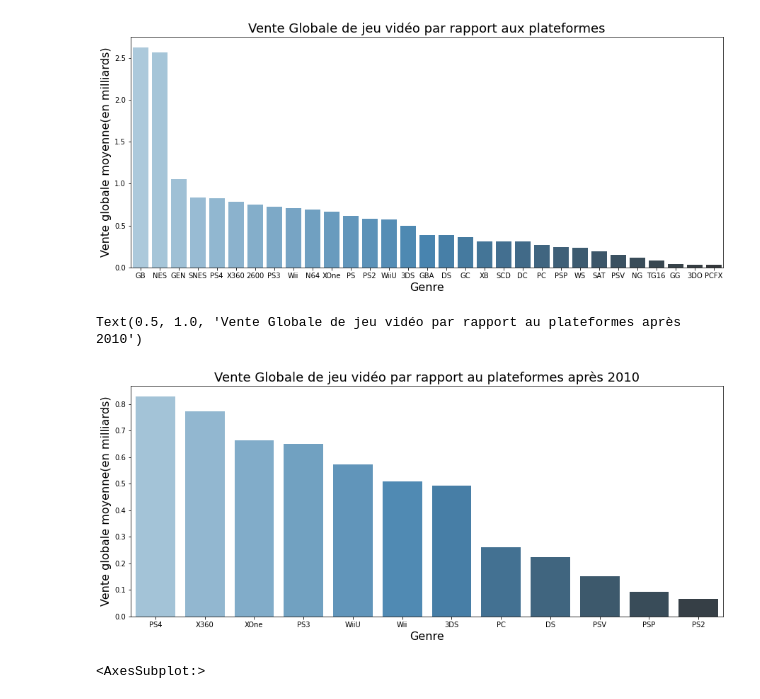
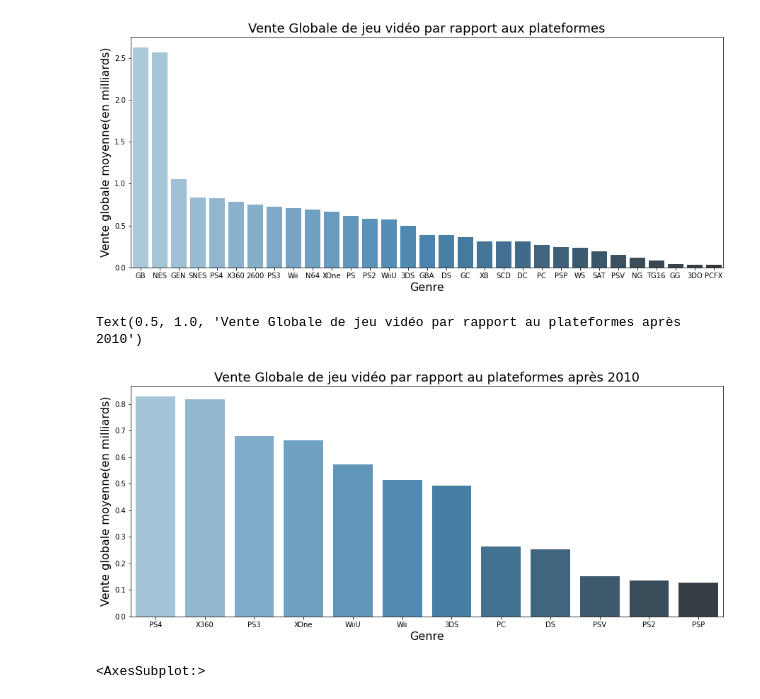
Before and after one commit to barlax91/Presentation-dataset, a Jupyter notebook: Présentation sales.ipynb, the cells around one changed output. Cells and saved outputs as stored; diff of their text form; code cells hidden in the pictures.

```diff
--- a/Présentation sales.ipynb
+++ b/Présentation sales.ipynb
@@ -155,7 +155,7 @@ Text(0.5, 1.0, 'Vente Globale de jeu vidéo par rapport au genre ')
 [figure]
 # %%
 #drecent est le dataframe ne comprenant que les jeux sortis après 2010
-drecent = df[df.Year>2010]
+drecent = df[df.Year>=2010]
 #liste genre comprenant tout les genres représentés dans le dataset
 genre=list(drecent.Genre.unique())
 #liste global sales à laquelle on va affecter la moyenne de vente pour chaque genre
@@ -227,28 +227,26 @@ plt.title("Vente Globale de jeu vidéo par rapport aux plateformes", fontsize=18
 Text(0.5, 1.0, 'Vente Globale de jeu vidéo par rapport aux plateformes')
 [figure]
 # %%
-#drecent est le dataframe ne comprenant que les jeux sortis après 2010
-drecent = df[df.Year>2010]
 #liste plateforme comprenant tout les genres représentés dans le dataset
 plateforme=list(drecent.Platform.unique())
 #liste global sales à laquelle on va affecter la moyenne de vente pour chaque genre
 global_sales=[]
 for i in plateforme:
     val=drecent[drecent.Platform==i]
     x=val.Global_Sales.mean()
     global_sales.append(x)
 
 d4 = pd.DataFrame({"Plateforme":plateforme,"Global_Sales":global_sales})
 d4.sort_values("Global_Sales",ascending=False,inplace=True)
 # affichage du graphique
 plt.figure(figsize=(15,6))
 sb.barplot(x="Plateforme", y="Global_Sales", data=d4,palette="Blues_d")
 plt.xlabel("Genre", fontsize=16, color="black")
 plt.ylabel("Vente globale moyenne(en milliards)", fontsize=16, color="black")
 plt.title("Vente Globale de jeu vidéo par rapport au plateformes après 2010", fontsize=18, color="black")
 # %% [output]
 Text(0.5, 1.0, 'Vente Globale de jeu vidéo par rapport au plateformes après 2010')
-[figure, old version]
+[figure, new version]
 # %%
 # Taux de ventes selon le genre de jeux qui sont l'Amérique du Nord, l'euro, le Japon,les ventes mondiales et les autres ventes.
 genre_list=list(df.Genre.unique())
```
Also changed, not shown: parts of 6 cells of this notebook, 1 other file.
